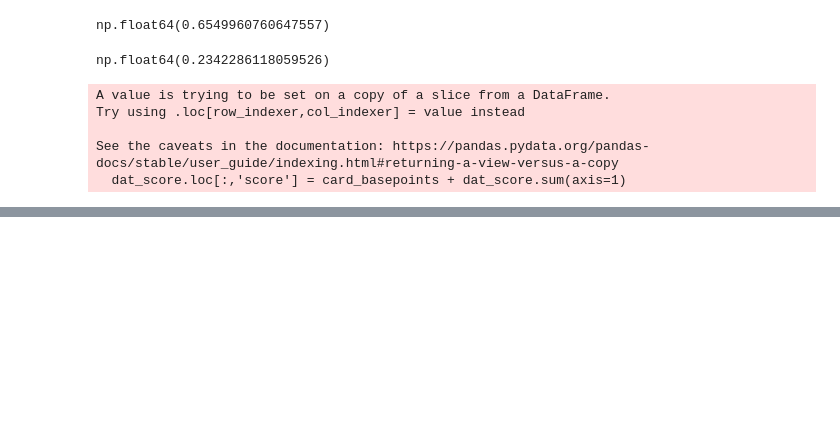
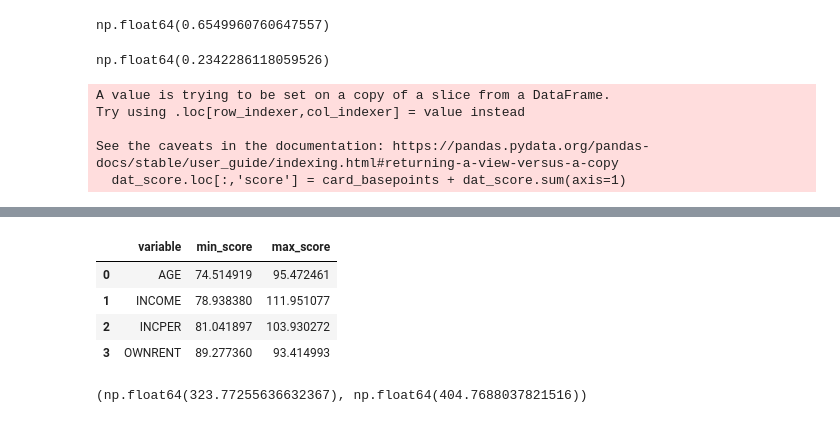
Before and after one commit to chamathjh/retail_credit_scorecard, a Jupyter notebook: retail_credit_scorecard_python.ipynb, the cells around one changed output, grey strips where cells are left out. Saved outputs shown, nothing was run; the diff lists cells and outputs as text; code cells hidden in the pictures; blank space fills up the shorter version.

Commit message:
identifying min max range before defining credit grades

```diff
--- a/retail_credit_scorecard_python.ipynb
+++ b/retail_credit_scorecard_python.ipynb
@@ -534,0 +532,22 @@ display(score_table)
+# %%
+var_ranges = (
+    score_table
+    .groupby("variable")["score"]
+    .agg(min_score="min", max_score="max")
+    .reset_index()
+)
+
+var_ranges
+# %% [output]
+|  | variable | min_score | max_score |
+| 0 | AGE | 74.514919 | 95.472461 |
+| 1 | INCOME | 78.938380 | 111.951077 |
+| 2 | INCPER | 81.041897 | 103.930272 |
+| 3 | OWNRENT | 89.277360 | 93.414993 |
+# %%
+total_min_score = var_ranges["min_score"].sum()
+total_max_score = var_ranges["max_score"].sum()
+
+total_min_score, total_max_score
+# %% [output]
+(np.float64(323.77255636632367), np.float64(404.7688037821516))
```
Also changed, not shown: parts of 11 cells of this notebook.
